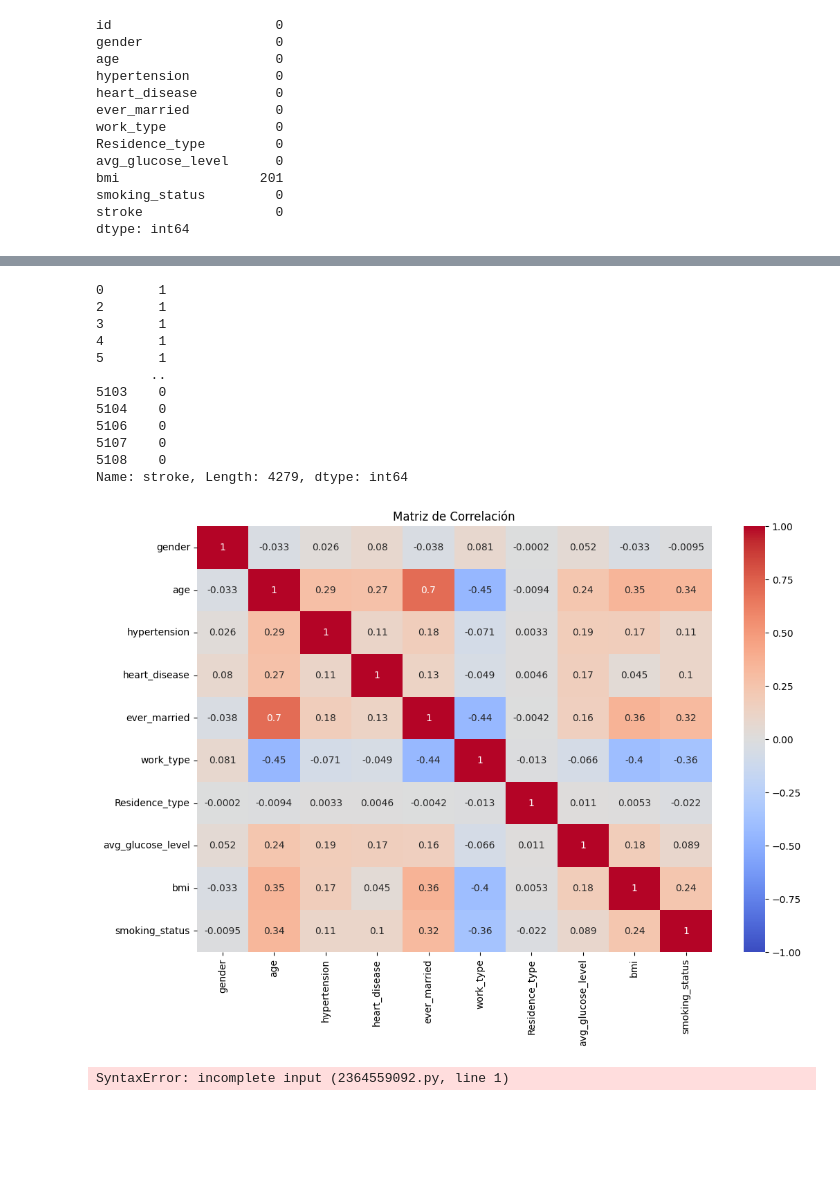
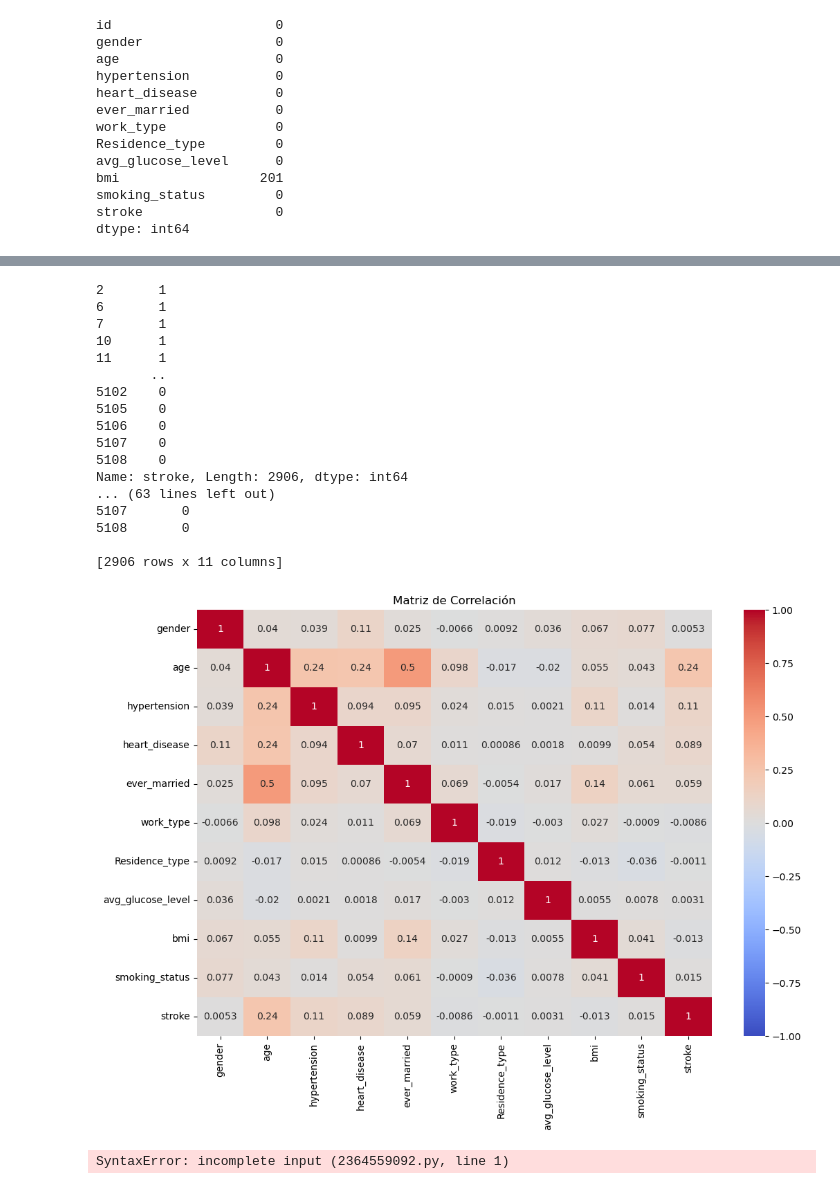
Before and after one commit to joanavarro23/tp-mate3-red, a Jupyter notebook: mate3-red/red.ipynb, the cells around one changed output, grey strips where cells are left out. Cells and saved outputs as stored; diff of their text form; code cells hidden in the pictures; blank space fills up the shorter version.

Commit message:
agrego analisis de datos

```diff
--- a/mate3-red/red.ipynb
+++ b/mate3-red/red.ipynb
@@ -35,0 +194,3 @@ dtype: int64
+# %%
+df = df[df.smoking_status != 'Unknown'] #Removemos casos en los que se desconoce si el paciente fuma
+pd.crosstab(df.stroke, df.smoking_status)
@@ -36,8 +227,8 @@ dtype: int64
 # %%
+#Codifico variables categóricas
 gender_rep = { #Género
     "Female": 0,
     "Male": 1,
-    "Other": 2,
 }
 
 ever_married_rep = { #Alguna vez estuvo casado
@@ -50,6 +241,7 @@ work_type_rep =  { # Tipo de trabajo
     "Self-employed": 1,
     "children": 2,
     "Never_worked": 3,
+    "Govt_job": 4,
 }
 
 Residence_type_rep = { # Tipo de residencia
@@ -73,4 +264 @@ df['smoking_status'] = df['smoking_status'].map(smoking_status_rep)
 #Asignamos los valores numéricos a las columnas correspondientes.
-# %%
-df.dropna(axis=0, inplace=True) #Elimíno los NaN
-df.drop("id", axis=1, inplace=True) #Elimíno columna id
@@ -98,33 +265,38 @@ dtype: int64
 # %%
-df_inputs = df.iloc[:,0:10]
+df_inputs = df.iloc[:,0:10] #Datos de entrada a normalizar
 df_stats = df_inputs.describe().T
 df_n = (df_inputs - df_stats['mean']) / df_stats['std']  # Para normalizar: (valor - promedio) / desv_estandar
-df_n.describe()
-df_outputs = df.iloc[:,-1]
+df_outputs = df.iloc[:,-1] #Datos de salida (stroke)
+df_normalizada = pd.concat([df_n, df_outputs], axis=1) # Concatenación de datos de entrada normalizados con datos de salida
 print(df_outputs)
+print(df_inputs)
+print(df_normalizada)
 # %% [output]
-0       1
 2       1
-3       1
-4       1
-5       1
+6       1
+7       1
+10      1
+11      1
        ..
-5103    0
-5104    0
+5102    0
+5105    0
 5106    0
 5107    0
 5108    0
-Name: stroke, Length: 4279, dtype: int64
+Name: stroke, Length: 2906, dtype: int64
+... (63 lines left out)
+5107       0
+5108       0
+
+[2906 rows x 11 columns]
 # %%
-import seaborn as sns #Libería para visualización de datos estadísticos
-
-matriz_correlacion = df_n.corr()
+matriz_correlacion = df_normalizada.corr()
 plt.figure(figsize=(12,8))
 sns.heatmap(matriz_correlacion, annot=True, cmap='coolwarm', vmin=-1, vmax=1) #Mapa de calor para visualizar las correlaciones
 plt.title('Matriz de Correlación')
 plt.show()
 # %% [output]
-[figure, old version]
+[figure, new version]
 # %%
 """"X = df_n[['age', 'bmi', 'smoking_status', 'hypertension']].values
 Y = df_n['stroke'].values
```
Also changed, not shown: parts of 31 cells of this notebook.
